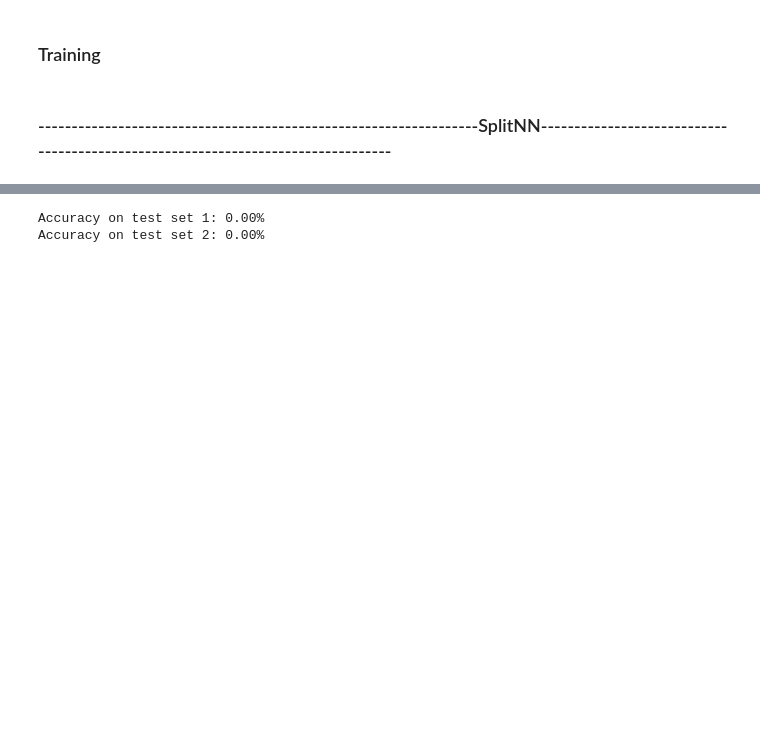
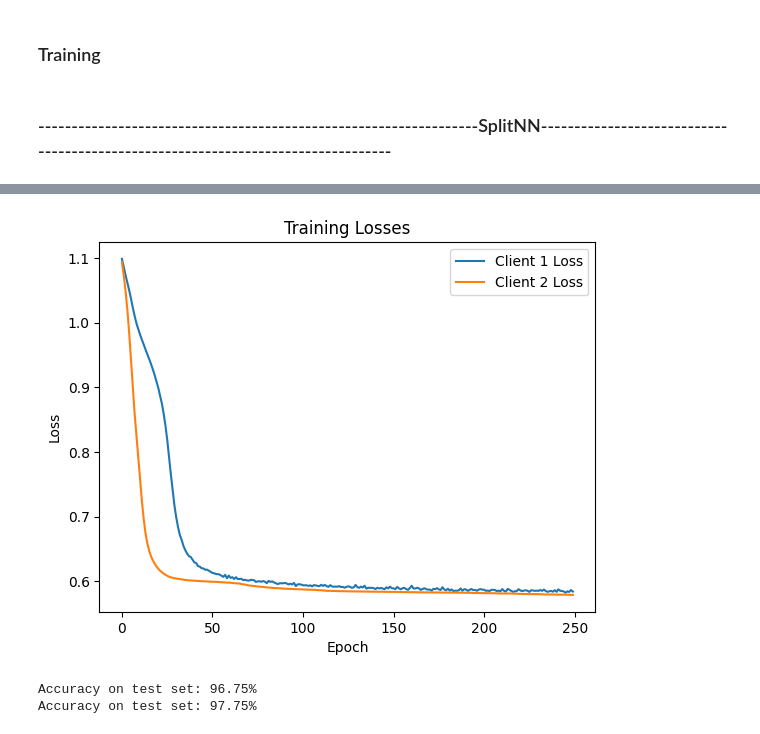
Before and after one commit to sharkovsky/SplitNN-Bias-MasterThesis, a Jupyter notebook: Generating_data-skeleton_split_Aglind.ipynb, the cells around one changed output, grey strips where cells are left out. Cells and saved outputs as stored; diff of their text form; code cells hidden in the pictures; blank space fills up the shorter version.

Commit message:
Review SplitNN

```diff
--- a/Generating_data-skeleton_split_Aglind.ipynb
+++ b/Generating_data-skeleton_split_Aglind.ipynb
@@ -371,6 +324,6 @@ class Client2():
 # %%
-client1_Split = Client1()
-client2_Split = Client2()
+client1_Split = Client()
+client2_Split = Client()
 class Server():
     def __init__(self):
         self.model = nn.Sequential(nn.Linear(10, 8, dtype=torch.float64),
@@ -380,39 +333,18 @@ class Server():
                                    nn.Linear(5, 3, dtype=torch.float64),
                                    nn.Softmax(dim=1))
 
-        #self.loss_function1 = nn.CrossEntropyLoss()
-        #self.optimizer1 = optim.SGD(self.model.parameters(), lr=1e-2, momentum=0.)
-
         self.loss_function = nn.CrossEntropyLoss()
-        self.optimizer = optim.SGD(self.model.parameters(), lr=1e-2, momentum=0.)
-
+        self.optimizer = optim.SGD(self.model.parameters(), lr=1e-2)
 
         self.split_logits = None
-        self.loss = None
 
-        #self.split_logits1 = None
-        #self.loss1 = None
-
-    def split_forward(self, split_logits, labels):
+    def split_forward(self, split_logits):
         self.optimizer.zero_grad()
-
         self.split_logits = split_logits
-        #self.split_logits = split_logits
         self.split_logits.requires_grad_(True)
         logits = self.model(self.split_logits)
-        self.loss = self.loss_function(logits, labels)
         return logits
 
-    def update(self, client1_logits, y_c1, client2_logits, y_c2):
-        #Server
-        _,  latent_parameters1 =  client1_Split.split_forward(client1_logits)
-        _, latent_parameters2 =  client2_Split.split_forward(client2_logits)
-
-        latent_parameters =[(x + y) / 2 for x, y in zip(latent_parameters1, latent_parameters2)]
-
-        client1_Split.update(latent_parameters)
-        client2_Split.update(latent_parameters)
-
-    def split_backward(self):
-        self.loss.backward()
+    def split_backward(self, loss):
+        loss.backward()
         return self.split_logits.grad.detach()
@@ -462,34 +409,41 @@ for i in range(n_epochs):
+# %%
+# Plotting the losses
+plt.plot(losses_1, label='Client 1 Loss')
+plt.plot(losses_2, label='Client 2 Loss')
+plt.xlabel('Epoch')
+plt.ylabel('Loss')
+plt.title('Training Losses')
+plt.legend()
+plt.show()
+# %% [output]
+[figure, added]
 # %%
 total_accuracy_1 = 0.0
 total_samples_1 = 0
-
 total_accuracy_2 = 0.0
 total_samples_2 = 0
 
 for i, ((x_c1, y_c1), (x_c2, y_c2)) in enumerate(zip(testloader_C1, testloader_C2)):
-    client1_logits, _ = client1_Split.split_forward(x_c1)
-    client2_logits, _ = client2_Split.split_forward(x_c2)
+    logits_1 = client1_Split.split_forward(x_c1)
+    logits_1 = server.split_forward(logits_1)
+    _, predictions_1 = torch.max(logits_1, 1)
 
-    ser_logits1 = server.split_forward(client1_logits, y_c1.long())
-    ser_logits2 = server.split_forward(client2_logits, y_c2.long())
-
-    _, predictions_1 = torch.max(ser_logits1, 1)
-    _, predictions_2 = torch.max(ser_logits2, 1)
+    logits_2 = client2_Split.split_forward(x_c2)
+    logits_2 = server.split_forward(logits_2)
+    _, predictions_2 = torch.max(logits_2, 1)
 
     acc_1 = torch.mean((predictions_1 == y_c1).float())
     acc_2 = torch.mean((predictions_2 == y_c2).float())
 
-
     total_accuracy_1 += acc_1.item() * x_c1.size(0)
     total_samples_1 += x_c1.size(0)
-
     total_accuracy_2 += acc_2.item() * x_c2.size(0)
     total_samples_2 += x_c2.size(0)
 
 final_accuracy_1 = total_accuracy_1 / total_samples_1
 final_accuracy_2 = total_accuracy_2 / total_samples_2
-print(f"Accuracy on test set 1: {final_accuracy_1 * 100:.2f}%")
-print(f"Accuracy on test set 2: {final_accuracy_2 * 100:.2f}%")
+print(f"Accuracy on test set: {final_accuracy_1 * 100:.2f}%")
+print(f"Accuracy on test set: {final_accuracy_2 * 100:.2f}%")
 # %% [output]
-Accuracy on test set 1: 0.00%
-Accuracy on test set 2: 0.00%
+Accuracy on test set: 96.75%
+Accuracy on test set: 97.75%
```
Also changed, not shown: parts of 7 cells of this notebook.
